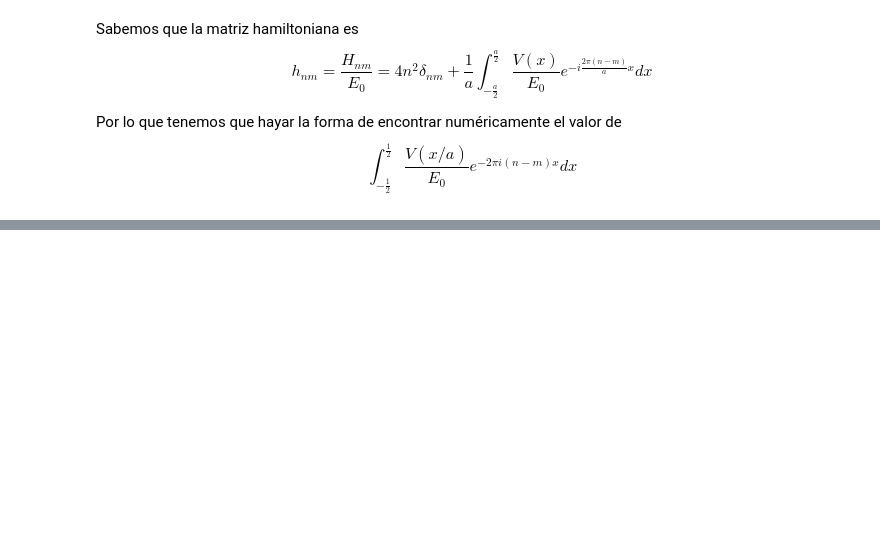
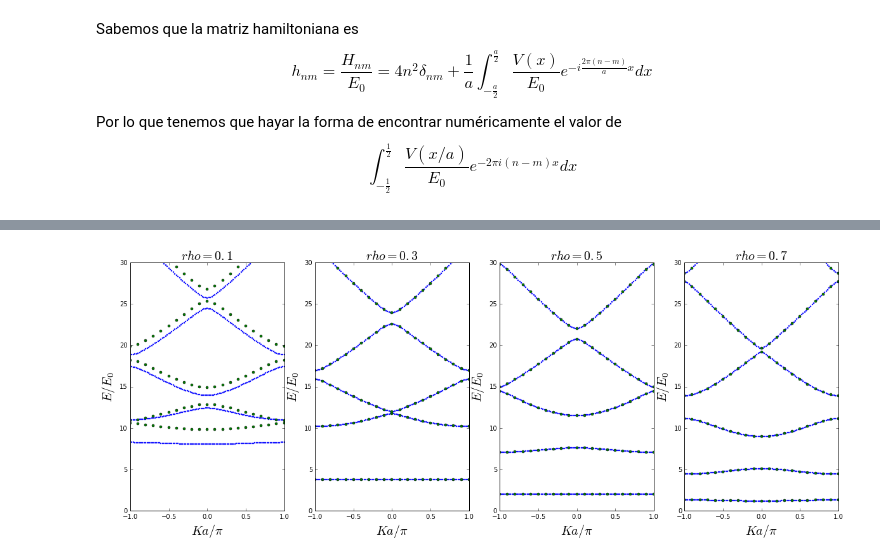
Before and after one commit to diegohdzrjk/Proyecto-Computacional, a Jupyter notebook: Kronig_Penny_model_1D_numeric.ipynb, the cells around one changed output, grey strips where cells are left out. Saved outputs shown, nothing was run; the diff lists cells and outputs as text; code cells hidden in the pictures; blank space fills up the shorter version.

```diff
--- a/Kronig_Penny_model_1D_numeric.ipynb
+++ b/Kronig_Penny_model_1D_numeric.ipynb
@@ -135,0 +188,31 @@ print LA.norm(real_v_nm(1, 0.5, n)-np.real(pot_nm(1, 0.5, n)))
+# %%
+fig = figure(figsize=(20,7))
+ax = fig.add_subplot(141)
+bx = fig.add_subplot(142)
+cx = fig.add_subplot(143)
+dx = fig.add_subplot(144)
+
+Ka_vals = 101
+Ka_vals_numeric = 21
+N = 10
+N_numeric = 10
+rhos = [0.1, 0.3, 0.5, 0.7]
+v0 = 10
+
+Energies = [np.zeros((Ka_vals, 2*N+1)), np.zeros((Ka_vals, 2*N+1)),
+            np.zeros((Ka_vals, 2*N+1)), np.zeros((Ka_vals, 2*N+1))]
+Energies_numeric = [np.zeros((Ka_vals_numeric, 2*N+1)), np.zeros((Ka_vals_numeric, 2*N+1)),
+            np.zeros((Ka_vals_numeric, 2*N+1)), np.zeros((Ka_vals_numeric, 2*N+1))]
+graphs = [ax,bx,cx,dx]
+
+for i in range(4):
+    Energies[i] = ParseKa(Ka_vals, N, v0, rhos[i])
+    Energies_numeric[i] = ParseKa_numeric(Ka_vals_numeric, N, v0, rhos[i])
+    graphs[i].plot(Energies[i][0,:], Energies[i][1,:], '.', markersize=4, label="$(h_{nm})\ Analitic$")
+    graphs[i].plot(Energies_numeric[i][0,:], Energies_numeric[i][1,:],  'o',markersize=4, label="$(h_{nm})\ Numeric$")
+    graphs[i].set_title("$rho = "+str(rhos[i])+"$", fontsize=20)
+    graphs[i].set_ylim(0,30)
+    graphs[i].set_xlabel("$Ka/\pi$", fontsize=20)
+    graphs[i].set_ylabel("$E/E_0$", fontsize=20)
+# %% [output]
+[figure, added]
```
Also changed, not shown: parts of 13 cells of this notebook.
